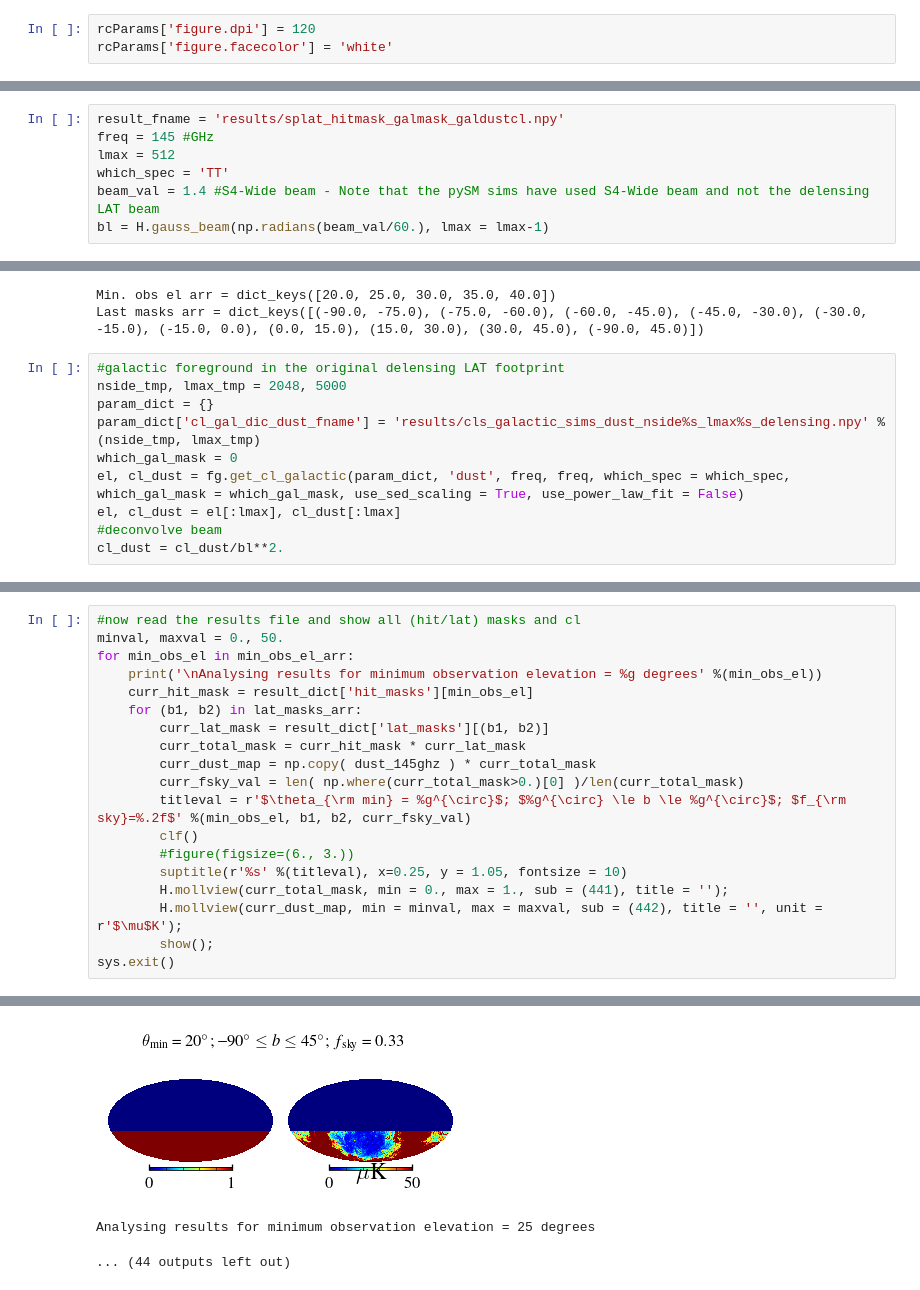
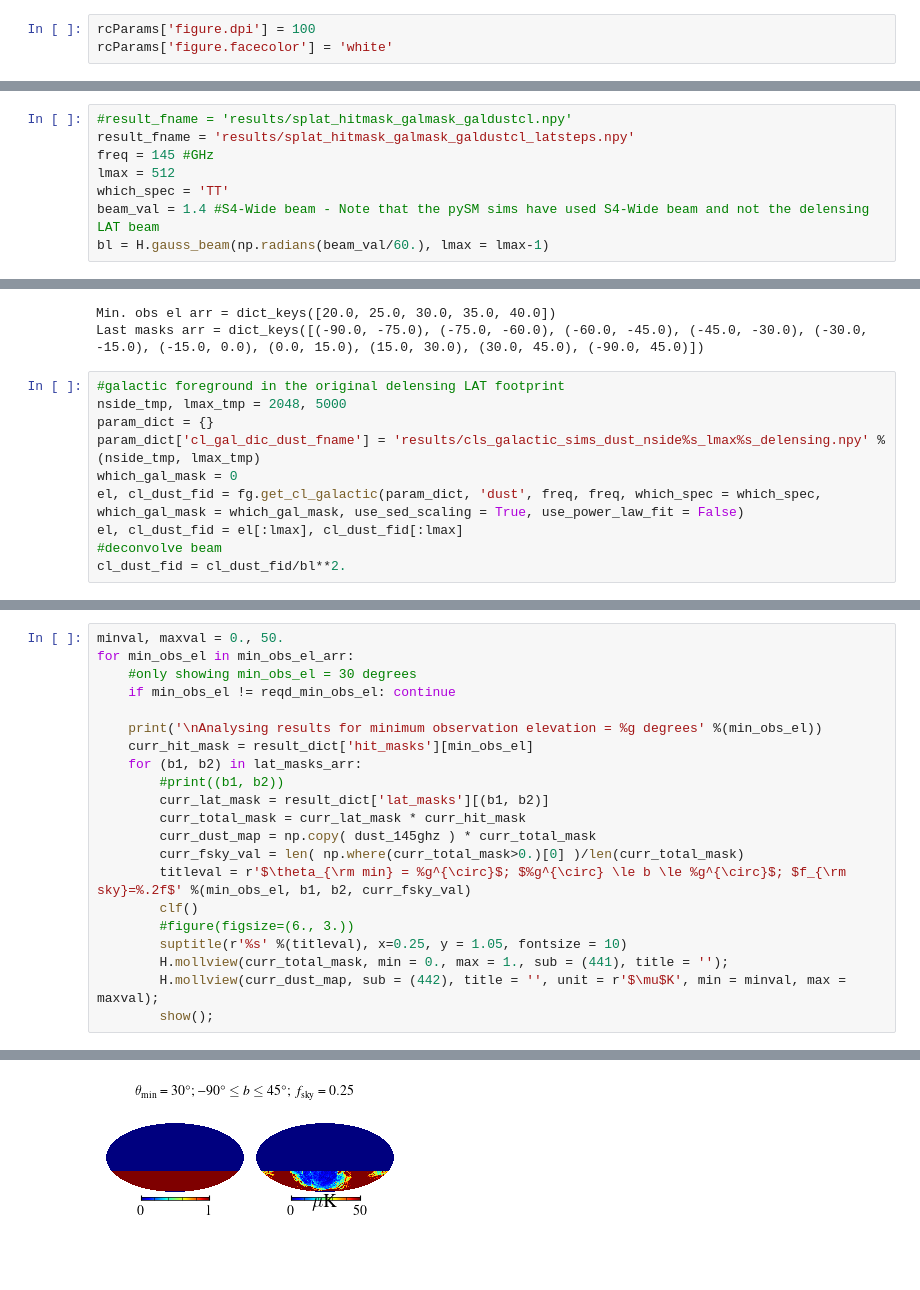
Before and after one commit to sriniraghunathan/cmbs4_minobsel_galcuts, a Jupyter notebook: analyse_results.ipynb, the cells around one changed output, grey strips where cells are left out. Cells and saved outputs as stored; diff of their text form; blank space fills up the shorter version.

Commit message:
initial results

```diff
--- a/analyse_results.ipynb
+++ b/analyse_results.ipynb
@@ -13,7 +11,7 @@ Populating the interactive namespace from numpy and matplotlib
 `%matplotlib` prevents importing * from pylab and numpy
   warn("pylab import has clobbered these variables: %s"  % clobbered +
 # %%
-rcParams['figure.dpi'] = 120
+rcParams['figure.dpi'] = 100
 rcParams['figure.facecolor'] = 'white'
 # %%
 import sys, numpy as np, scipy as sc, warnings, os, healpy as H
@@ -26,7 +24,8 @@ warnings.filterwarnings('ignore', category=DeprecationWarning)
 warnings.filterwarnings('ignore', category=matplotlib.cbook.mplDeprecation)
 #warnings.filterwarnings('ignore', category=OptimizeWarning)
 # %%
-result_fname = 'results/splat_hitmask_galmask_galdustcl.npy'
+#result_fname = 'results/splat_hitmask_galmask_galdustcl.npy'
+result_fname = 'results/splat_hitmask_galmask_galdustcl_latsteps.npy'
 freq = 145 #GHz
 lmax = 512
 which_spec = 'TT'
@@ -49,7 +48,7 @@ nside_tmp, lmax_tmp = 2048, 5000
 param_dict = {}
 param_dict['cl_gal_dic_dust_fname'] = 'results/cls_galactic_sims_dust_nside%s_lmax%s_delensing.npy' %(nside_tmp, lmax_tmp)
 which_gal_mask = 0
-el, cl_dust = fg.get_cl_galactic(param_dict, 'dust', freq, freq, which_spec = which_spec, which_gal_mask = which_gal_mask, use_sed_scaling = True, use_power_law_fit = False)
-el, cl_dust = el[:lmax], cl_dust[:lmax]
+el, cl_dust_fid = fg.get_cl_galactic(param_dict, 'dust', freq, freq, which_spec = which_spec, which_gal_mask = which_gal_mask, use_sed_scaling = True, use_power_law_fit = False)
+el, cl_dust_fid = el[:lmax], cl_dust_fid[:lmax]
 #deconvolve beam
-cl_dust = cl_dust/bl**2.
+cl_dust_fid = cl_dust_fid/bl**2.
@@ -56,12 +117,15 @@ cl_dust = cl_dust/bl**2.
 # %%
-#now read the results file and show all (hit/lat) masks and cl
 minval, maxval = 0., 50.
 for min_obs_el in min_obs_el_arr:
+    #only showing min_obs_el = 30 degrees
+    if min_obs_el != reqd_min_obs_el: continue
+
     print('\nAnalysing results for minimum observation elevation = %g degrees' %(min_obs_el))
     curr_hit_mask = result_dict['hit_masks'][min_obs_el]
     for (b1, b2) in lat_masks_arr:
+        #print((b1, b2))
         curr_lat_mask = result_dict['lat_masks'][(b1, b2)]
-        curr_total_mask = curr_hit_mask * curr_lat_mask
+        curr_total_mask = curr_lat_mask * curr_hit_mask
         curr_dust_map = np.copy( dust_145ghz ) * curr_total_mask
         curr_fsky_val = len( np.where(curr_total_mask>0.)[0] )/len(curr_total_mask)
         titleval = r'$\theta_{\rm min} = %g^{\circ}$; $%g^{\circ} \le b \le %g^{\circ}$; $f_{\rm sky}=%.2f$' %(min_obs_el, b1, b2, curr_fsky_val)
@@ -69,7 +133,6 @@ for min_obs_el in min_obs_el_arr:
         #figure(figsize=(6., 3.))
         suptitle(r'%s' %(titleval), x=0.25, y = 1.05, fontsize = 10)
         H.mollview(curr_total_mask, min = 0., max = 1., sub = (441), title = '');
-        H.mollview(curr_dust_map, min = minval, max = maxval, sub = (442), title = '', unit = r'$\mu$K');
+        H.mollview(curr_dust_map, sub = (442), title = '', unit = r'$\mu$K', min = minval, max = maxval);
         show();
-sys.exit()
 # %% [output]
@@ -86,4 +149,2 @@ Analysing results for minimum observation elevation = 20 degrees
-[figure, old version]
+[figure, new version]
-Analysing results for minimum observation elevation = 25 degrees
-... (44 outputs left out)
 # %%
```
Also changed, not shown: parts of 15 cells of this notebook, 2 other files.
